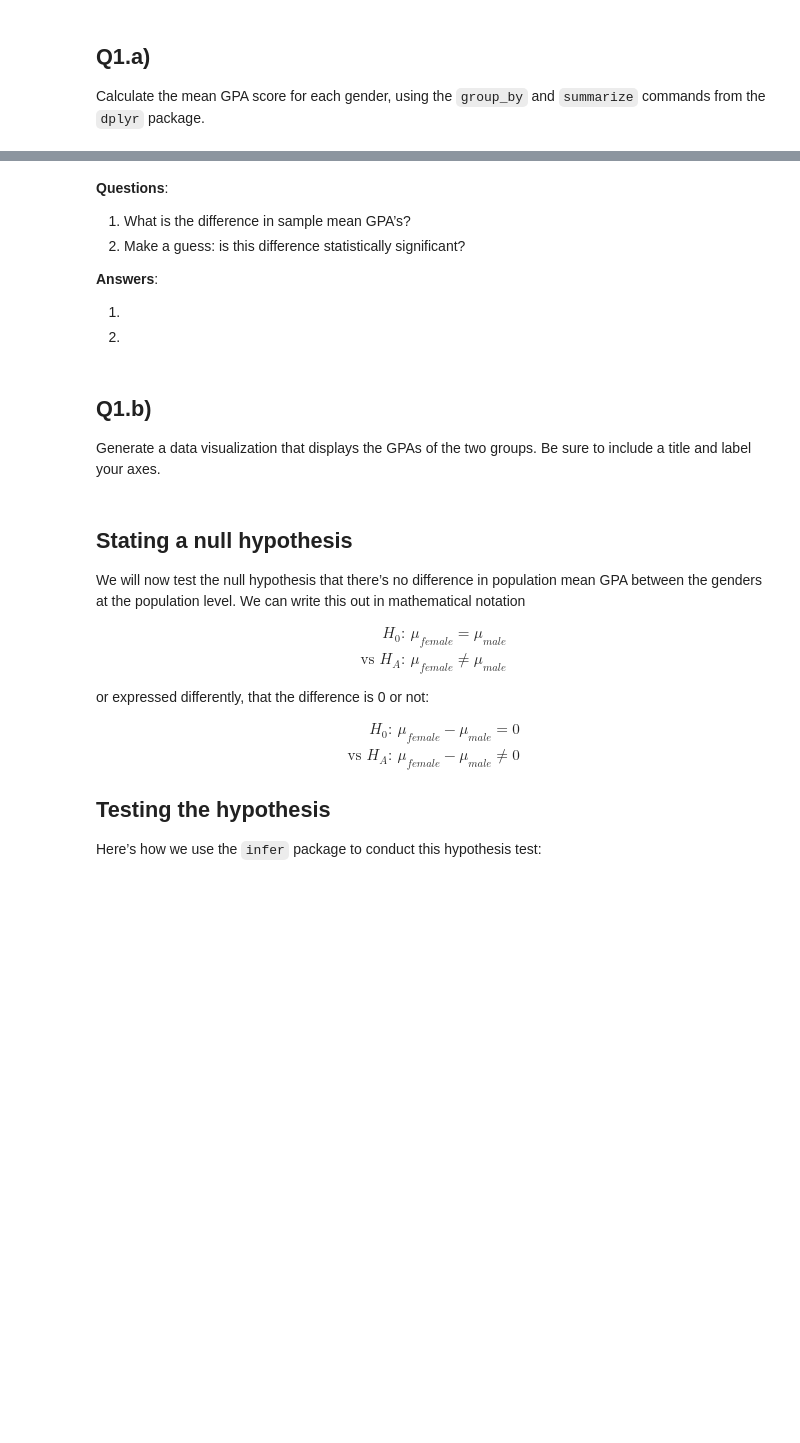
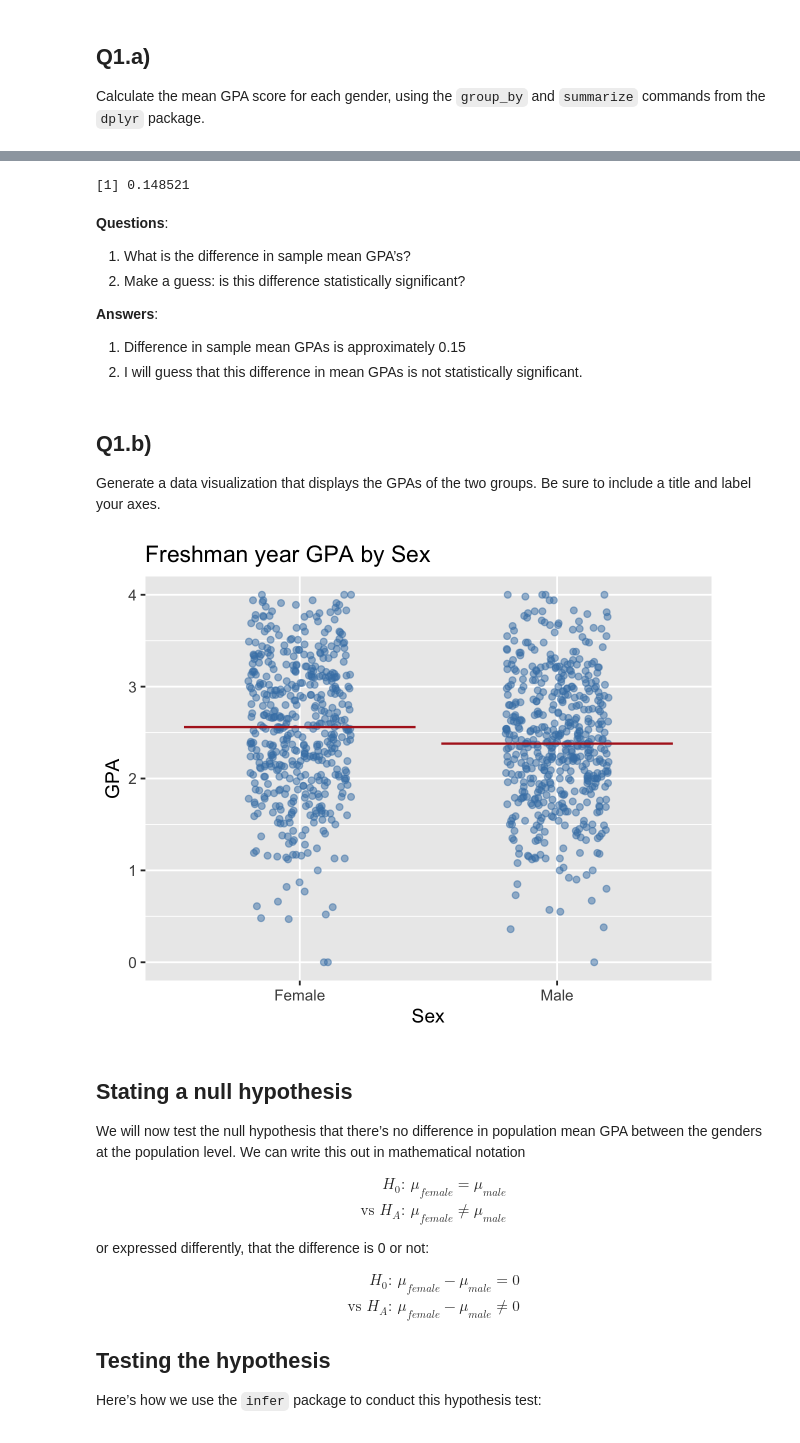
Before and after one commit to UNC-DATA-730/unit-9-assignment-williamsmaddie, a Jupyter notebook: assignment9.ipynb, the cells around one changed output, grey strips where cells are left out. Drawn from its saved outputs; the diff is of its cells as text; code cells hidden in the pictures; blank space fills up the shorter version.

```diff
--- a/assignment9.ipynb
+++ b/assignment9.ipynb
@@ -45,3 +75,7 @@ Calculate the mean GPA score for each gender, using the `group_by` and
+# %%
+2.544587-2.396066
+# %% [output]
+[1] 0.148521
 # %% [markdown]
 **Questions**:
 
@@ -50,13 +84,21 @@ Calculate the mean GPA score for each gender, using the `group_by` and
 
 **Answers**:
 
-1.
-2.
+1.  Difference in sample mean GPAs is approximately 0.15
+2.  I will guess that this difference in mean GPAs is not statistically significant.
 # %% [markdown]
 ## Q1.b)
 
 Generate a data visualization that displays the GPAs of the two groups.
 Be sure to include a title and label your axes.
+# %%
+ggplot(sat_gpa,aes(x = sex, y = gpa_fy))+
+    geom_point(fill = "darkgreen", position = position_jitter(height = 0, width = 0.2), alpha = 0.5, color = 'steelblue') +
+    stat_summary(geom = 'crossbar', fun = median, color = 'firebrick', size = 0.25, alpha = 0.6) +
+    labs(title = "Freshman year GPA by Sex",
+       x = "Sex", y = "GPA")
+# %% [output]
+[figure, added]
 # %% [markdown]
 ## Stating a null hypothesis
 
```
Also changed, not shown: parts of 27 cells of this notebook.
